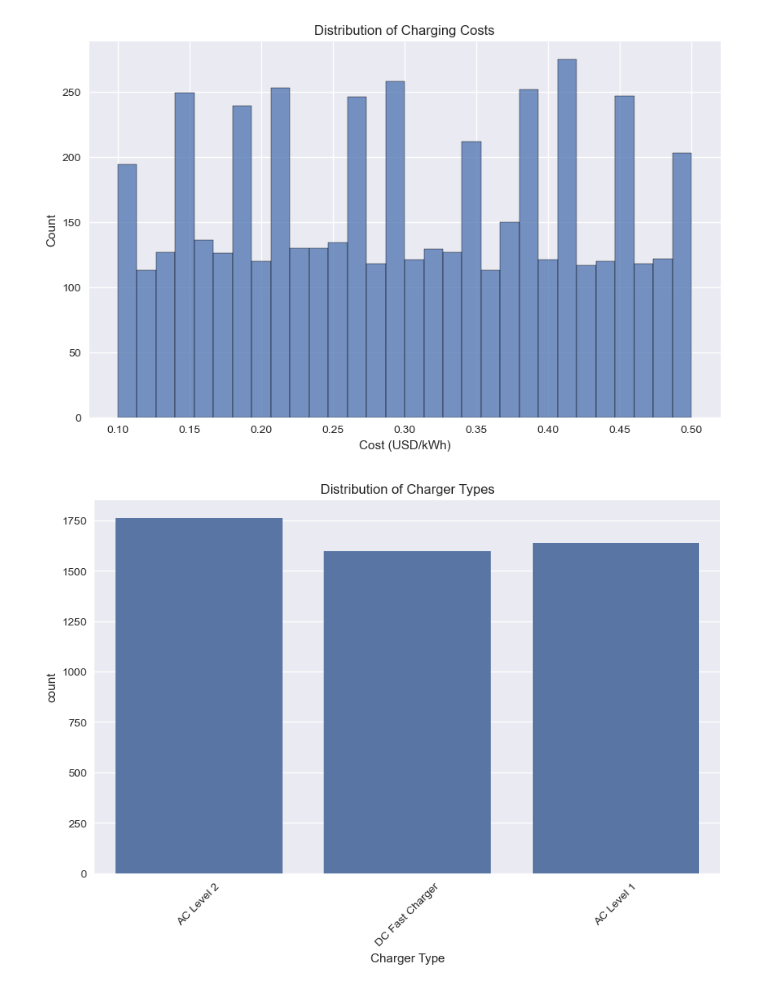
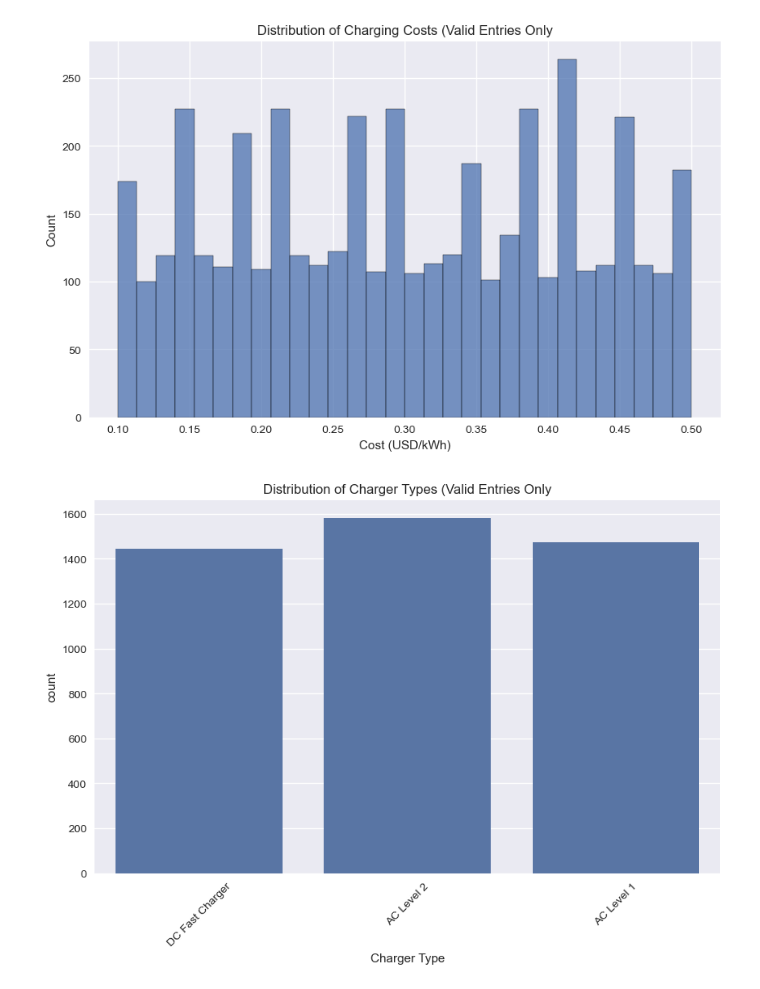
Before and after one commit to brennanlmorris/EV_infrastructure, a Jupyter notebook: EV_infrastructure.ipynb, the cells around one changed output. Drawn from its saved outputs; the diff is of its cells as text; code cells hidden in the pictures.

```diff
--- a/EV_infrastructure.ipynb
+++ b/EV_infrastructure.ipynb
@@ -23,5 +23,8 @@ warnings.filterwarnings('ignore')
 plt.style.use('seaborn-v0_8')
 # %%
 df = pd.read_csv('detailed_ev_charging_stations.csv')
+# %%
+#Removing "Random Rd" and numbered cities entries to keep only valid addresses
+df_filtered = df[~df['Address'].str.contains('Random Rd|City \d+', na=False, regex=True)]
 # %%
 #Basic information
@@ -94,21 +97,21 @@ dtype: int64
 # %%
 # Distribution of charging costs
 plt.figure(figsize=(10,6))
-sns.histplot(data=df, x='Cost (USD/kWh)', bins=30)
-plt.title('Distribution of Charging Costs')
+sns.histplot(data=df_filtered, x='Cost (USD/kWh)', bins=30)
+plt.title('Distribution of Charging Costs (Valid Entries Only')
 plt.xlabel('Cost (USD/kWh)')
 plt.show()
 # %% [output]
-[figure, old version]
+[figure, new version]
 # %%
 #Distribution of charger types
 plt.figure(figsize=(10,6))
-sns.countplot(data=df, x='Charger Type')
-plt.title('Distribution of Charger Types')
+sns.countplot(data=df_filtered, x='Charger Type')
+plt.title('Distribution of Charger Types (Valid Entries Only')
 plt.xticks(rotation=45)
 plt.show()
 # %% [output]
-[figure, old version]
+[figure, new version]
 # %%
 #Correlations matrix for numerical data
 numerical_cols = ['Cost (USD/kWh)', 'Distance to City (km)', 'Usage Stats (avg users/day)', 'Charging Capacity (kW)', 'Installation Year', 'Reviews (Rating)', 'Parking Spots']
```
Also changed, not shown: parts of 10 cells of this notebook.
